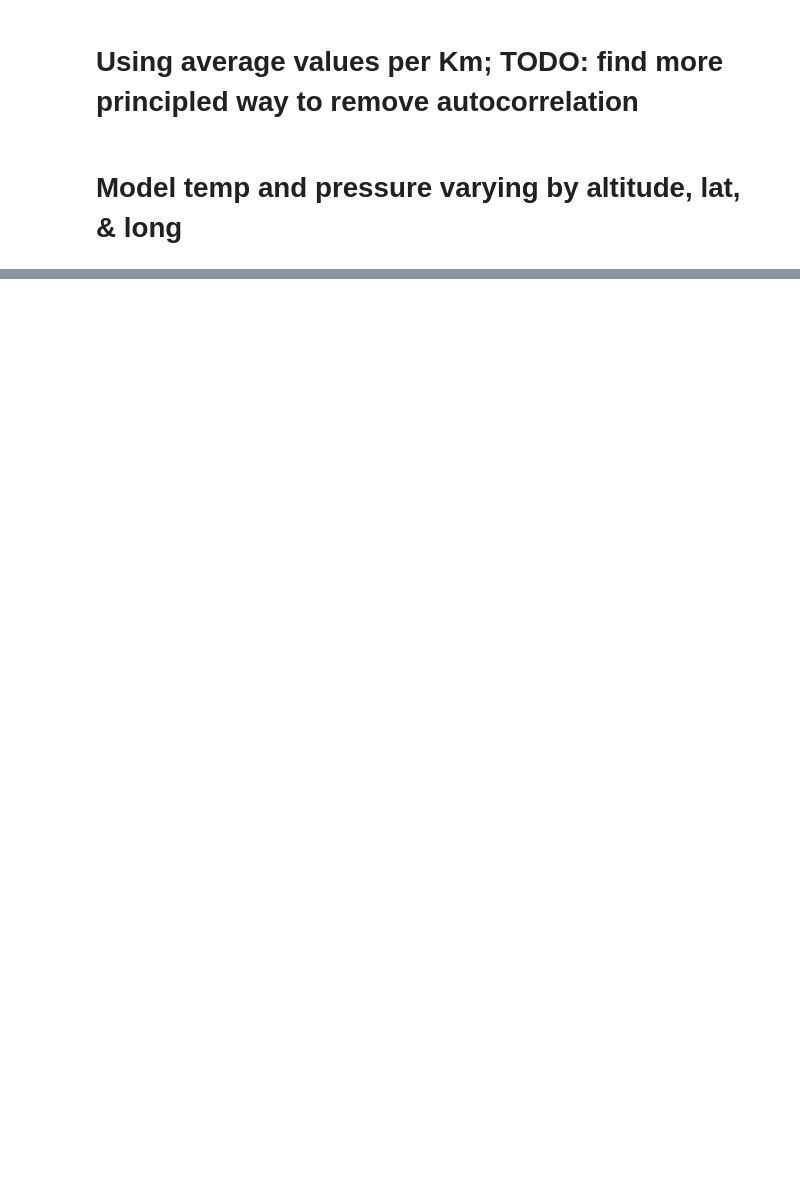
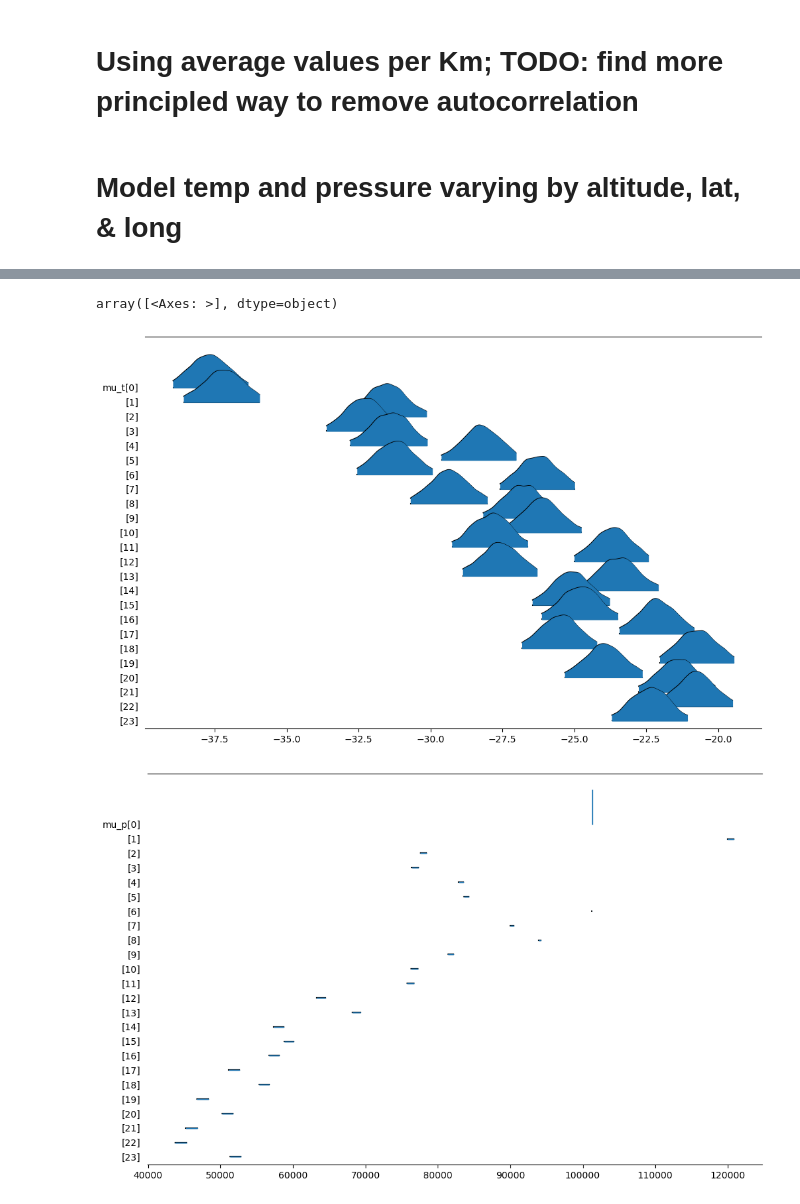
Before and after one commit to wmbelk/Weather, a Jupyter notebook: genEnv.ipynb, the cells around one changed output, grey strips where cells are left out. Saved outputs shown, nothing was run; the diff lists cells and outputs as text; code cells hidden in the pictures; blank space fills up the shorter version.

```diff
--- a/genEnv.ipynb
+++ b/genEnv.ipynb
@@ -254,0 +335,12 @@ if False:
+# %%
+#downsample from xarray
+#must be a datetime index in xarray
+# move xarray coordinate to variable
+xr_traj_env_time = xr_traj_env.reset_coords(['lat','long','alt'], drop=False)
+xr_traj_env_time = xr_traj_env_time.resample(time='5min', restore_coord_dims=True).mean()
+xr_traj_env_time_coords = xr_traj_env_time
+#Move variable to xarray coordinate
+xr_traj_env_time = xr_traj_env_time.drop(['lat','long','alt'])
+xr_traj_env_time = xr_traj_env_time.expand_dims({"lat":xr_traj_env_time_coords.lat.values,
+                              'long':xr_traj_env_time_coords.long.values,
+                              'alt':xr_traj_env_time_coords.alt.values})
@@ -302,22 +417,19 @@ coords
 with pm.Model(coords=coords) as thermal_pres:
     #Temp is in celcius
 
-    Alt_ = pm.ConstantData('Altitude_m', [bin_item.mid
-                                          for bin_item in grp_traj_env.alt_bins.values],
+    Alt_ = pm.ConstantData('Altitude_m', xr_traj_env_time_coords.alt.values,#[bin_item.mid for bin_item in grp_traj_env.alt_bins.values],
                                           dims='alt_lat_long_time' )
-    Lat_ = pm.ConstantData('Latitude', [bin_item.mid
-                                        for bin_item in grp_traj_env.lat_bins.values],
+    Lat_ = pm.ConstantData('Latitude', xr_traj_env_time_coords.lat.values,# [bin_item.mid for bin_item in grp_traj_env.lat_bins.values],
                                         dims='alt_lat_long_time' )
-    Long_ = pm.ConstantData('Longitude', [bin_item.mid
-                                          for bin_item in grp_traj_env.long_bins.values],
+    Long_ = pm.ConstantData('Longitude', xr_traj_env_time_coords.long.values,#[bin_item.mid for bin_item in grp_traj_env.long_bins.values],
                                           dims='alt_lat_long_time' )
-    Temp_ = pm.ConstantData('Temperature_Samples', grp_traj_env.Temperature.values, dims='alt_lat_long_time' )
-    Pres_ = pm.ConstantData('Pressure_Samples', grp_traj_env.Pressure.values, dims='alt_lat_long_time' )
+    Temp_ = pm.ConstantData('Temperature_Samples', xr_traj_env_time_coords.Temperature.values, dims='alt_lat_long_time' )
+    Pres_ = pm.ConstantData('Pressure_Samples', xr_traj_env_time_coords.Pressure.values, dims='alt_lat_long_time' )
     #prior on effect on temp (degC) of altitude and lat, long
     baseline_temp = pm.Normal('baseline_temp', mu=0, sigma=20) #'L'
-    Alt_effect_temp = hierarchical_normal('Alt_effect_temp_Km', mu=-6, sigma=2)
-    Lat_effect_temp = hierarchical_normal('Lat_effect_temp', mu=0, sigma=1)
-    Long_effect_temp = hierarchical_normal('Long_effect_temp', mu=0, sigma=1)
+    Alt_effect_temp = pm.Normal('Alt_effect_temp_Km', mu=-6, sigma=2)
+    Lat_effect_temp = pm.Normal('Lat_effect_temp', mu=0, sigma=1)
+    Long_effect_temp = pm.Normal('Long_effect_temp', mu=0, sigma=1)
     #prior on temp and pressure
     #TODO: PULL FROM DATABASE into a pm.Interpolated...maybe not: need relationship between data spreads?
     mu_t = pm.Deterministic('mu_t',
@@ -385,6 +587,10 @@ for i, (lat, long) in enumerate([[i,j]
 # %%
-az.plot_forest(idata2.posterior.unstack(), var_names=['temperature_mean'],kind='ridgeplot', combined=True,combine_dims='time_bins')
-az.plot_forest(idata2, var_names=['pressure_mean'],kind='ridgeplot', combined=True)
+az.plot_forest(idata2, var_names=['mu_t'],kind='ridgeplot', combined=True)#,combine_dims='time_bins')
+az.plot_forest(idata2, var_names=['mu_p'],kind='ridgeplot', combined=True)
+# %% [output]
+array([<Axes: >], dtype=object)
+[figure, added]
+[figure, added]
 # %%
 with thermal_pres:
     # pymc sample posterior predictive check
```
Also changed, not shown: parts of 24 cells of this notebook, 1 other file.
